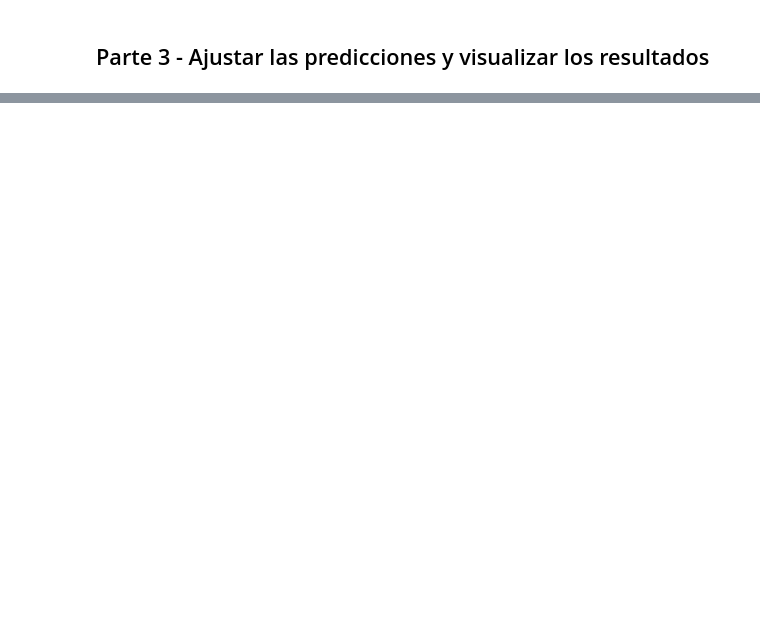
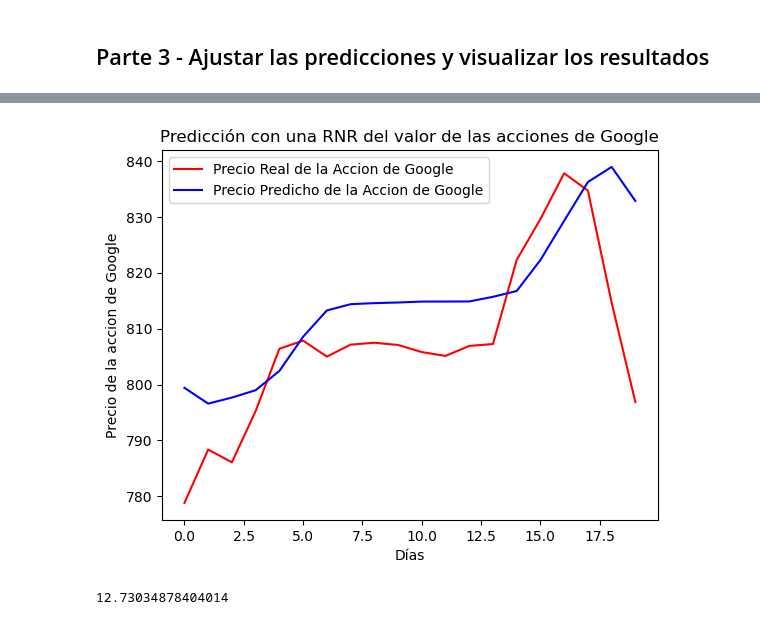
Before and after one commit to Kitipali/deeplearning-az, a Jupyter notebook: updated/Part 3 - Recurrent Neural Networks (RNN)/RNN.jf.ipynb, the cells around one changed output, grey strips where cells are left out. Cells and saved outputs as stored; diff of their text form; code cells hidden in the pictures; blank space fills up the shorter version.

```diff
--- a/updated/Part 3 - Recurrent Neural Networks (RNN)/RNN.jf.ipynb
+++ b/updated/Part 3 - Recurrent Neural Networks (RNN)/RNN.jf.ipynb
@@ -60,0 +155,13 @@ La forma sería (1198, 60, 4).
+# %%
+X_test = []
+
+for i in range(60, 80): #Día 60 es el 1er día de 2017: OK - 80 (60 + 20 días que quiero predecir)
+    X_test.append(inputs[i-60:i, :])
+
+X_test = np.array(X_test) # da una matriz 2D de numpy pero la RNN necesita 3D
+# %%
+# Redimensión de los datos
+X_test = np.reshape(X_test, (X_test.shape[0], X_test.shape[1], 1))
+# ha pasado de (1198, 60) a (1198, 60, 1) -> 1198 filas, 60 columnas y 1 dimensión
+# %%
+predicted_stock = regressor.predict(X_test)
@@ -60,0 +170,23 @@ La forma sería (1198, 60, 4).
+# %%
+# Hay que revertir el scaler
+predicted_stock_price= sc.inverse_transform(predicted_stock)
+# %%
+# Visualizar los resultados
+
+plt.plot(real_stock_price, color ='red', label = 'Precio Real de la Accion de Google')
+plt.plot(predicted_stock_price, color ='blue', label = 'Precio Predicho de la Accion de Google')
+plt.title("Predicción con una RNR del valor de las acciones de Google")
+plt.xlabel("Días")
+plt.ylabel("Precio de la accion de Google")
+plt.legend()
+plt.show()
+# %% [output]
+[figure, added]
+# %%
+from sklearn.metrics import mean_squared_error
+import numpy as np
+
+rmse = np.sqrt(mean_squared_error(real_stock_price, predicted_stock_price))
+rmse
+# %% [output]
+12.73034878404014
```
Also changed, not shown: parts of 12 cells of this notebook.
